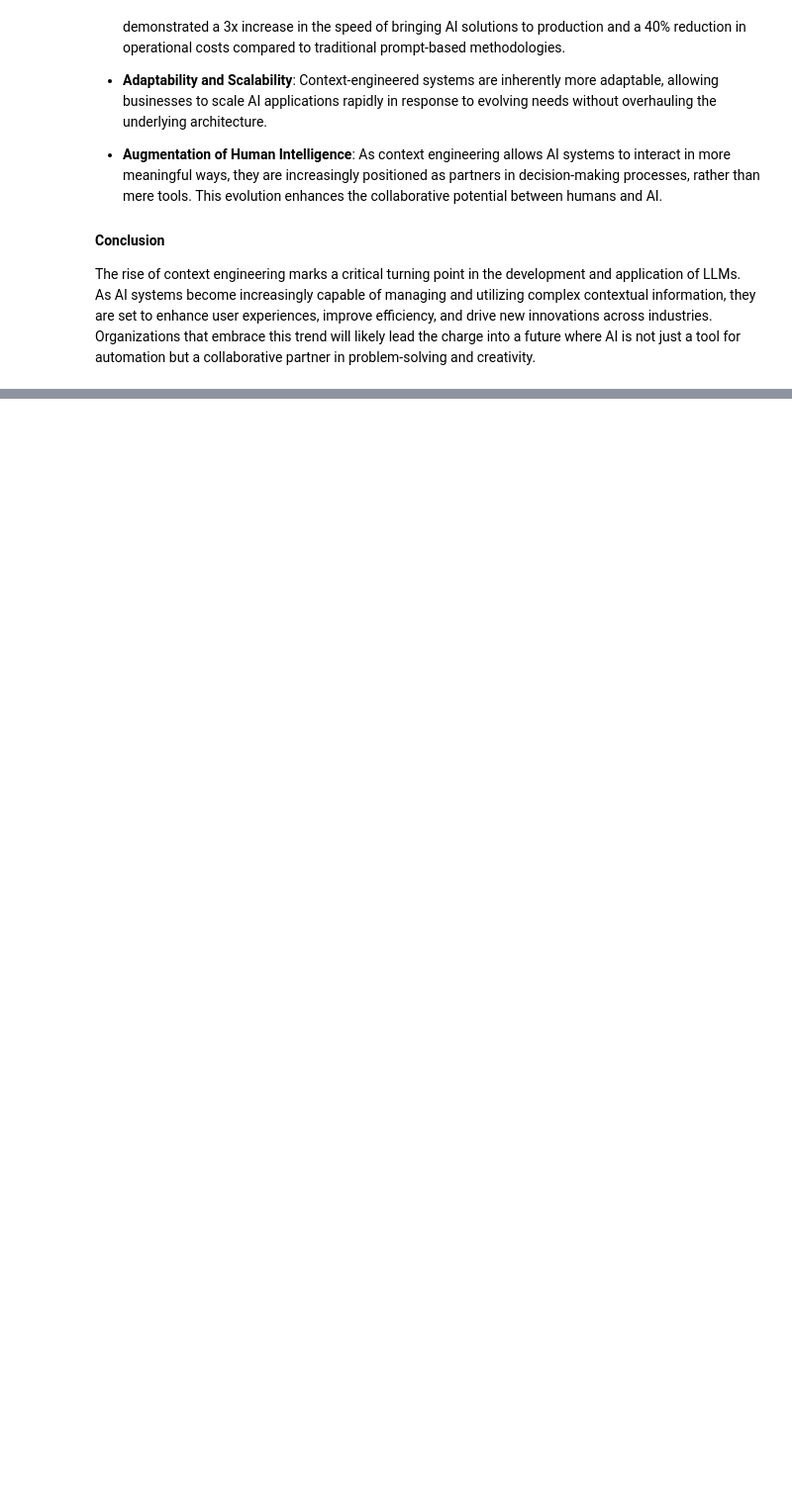
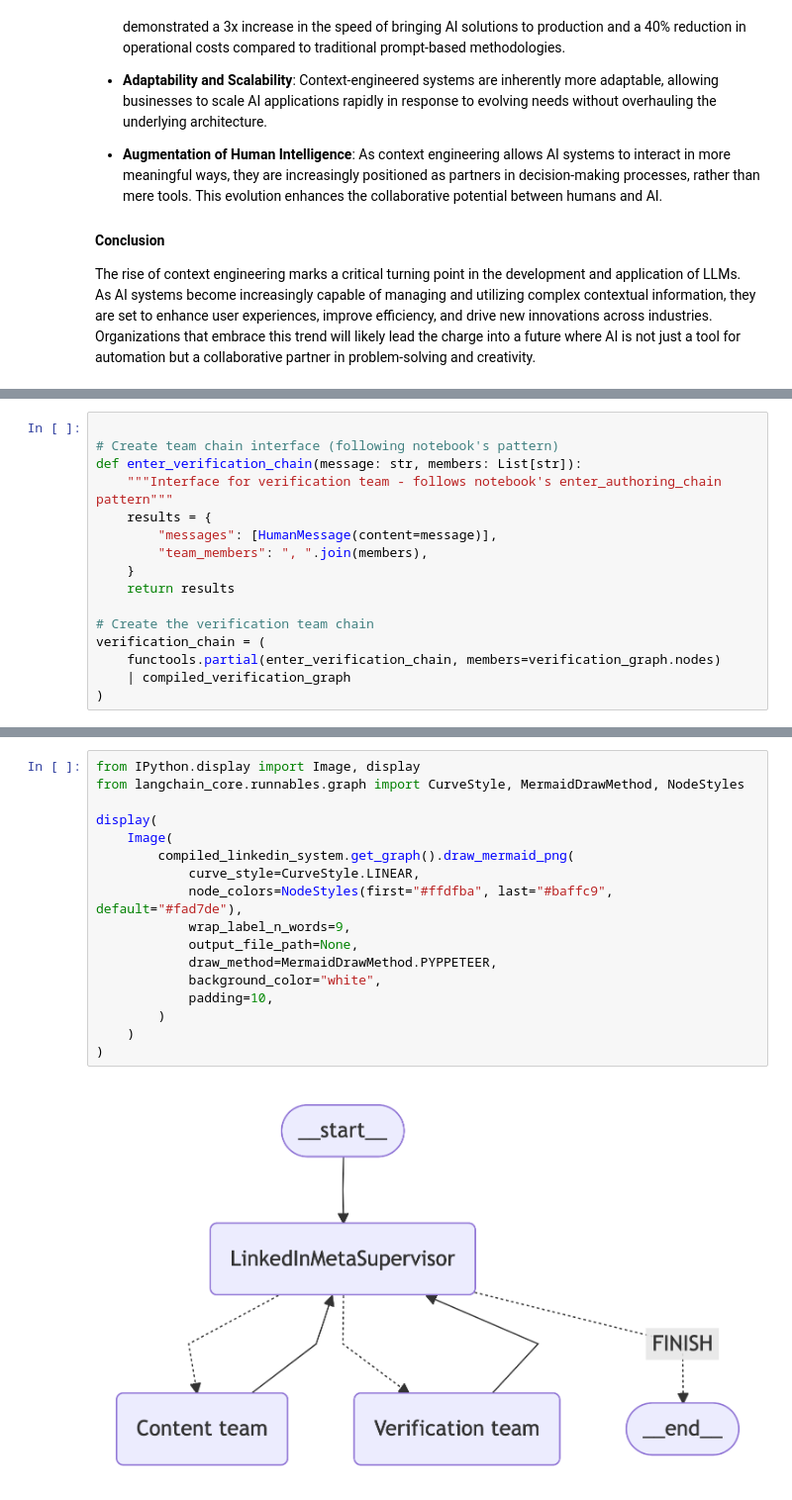
Before and after one commit to iKwesi/AIE8, a Jupyter notebook: 06_Multi_Agent_with_LangGraph/Multi_Agent_RAG_LangGraph_WITH_ACTIVITY1.ipynb, the cells around one changed output, grey strips where cells are left out. Shown: that part at 99% size. Cells and saved outputs as stored; diff of their text form; blank space fills up the shorter version.

```diff
--- a/06_Multi_Agent_with_LangGraph/Multi_Agent_RAG_LangGraph_WITH_ACTIVITY1.ipynb
+++ b/06_Multi_Agent_with_LangGraph/Multi_Agent_RAG_LangGraph_WITH_ACTIVITY1.ipynb
@@ -1636,0 +2908,16 @@ The rise of context engineering marks a critical turning point in the developmen
+# %%
+
+# Create team chain interface (following notebook's pattern)
+def enter_verification_chain(message: str, members: List[str]):
+    """Interface for verification team - follows notebook's enter_authoring_chain pattern"""
+    results = {
+        "messages": [HumanMessage(content=message)],
+        "team_members": ", ".join(members),
+    }
+    return results
+
+# Create the verification team chain
+verification_chain = (
+    functools.partial(enter_verification_chain, members=verification_graph.nodes)
+    | compiled_verification_graph
+)
@@ -1636,0 +3039,19 @@ The rise of context engineering marks a critical turning point in the developmen
+# %%
+from IPython.display import Image, display
+from langchain_core.runnables.graph import CurveStyle, MermaidDrawMethod, NodeStyles
+
+display(
+    Image(
+        compiled_linkedin_system.get_graph().draw_mermaid_png(
+            curve_style=CurveStyle.LINEAR,
+            node_colors=NodeStyles(first="#ffdfba", last="#baffc9", default="#fad7de"),
+            wrap_label_n_words=9,
+            output_file_path=None,
+            draw_method=MermaidDrawMethod.PYPPETEER,
+            background_color="white",
+            padding=10,
+        )
+    )
+)
+# %% [output]
+[figure, added]
```
Also changed, not shown: parts of 24 cells of this notebook, 6 other files.
